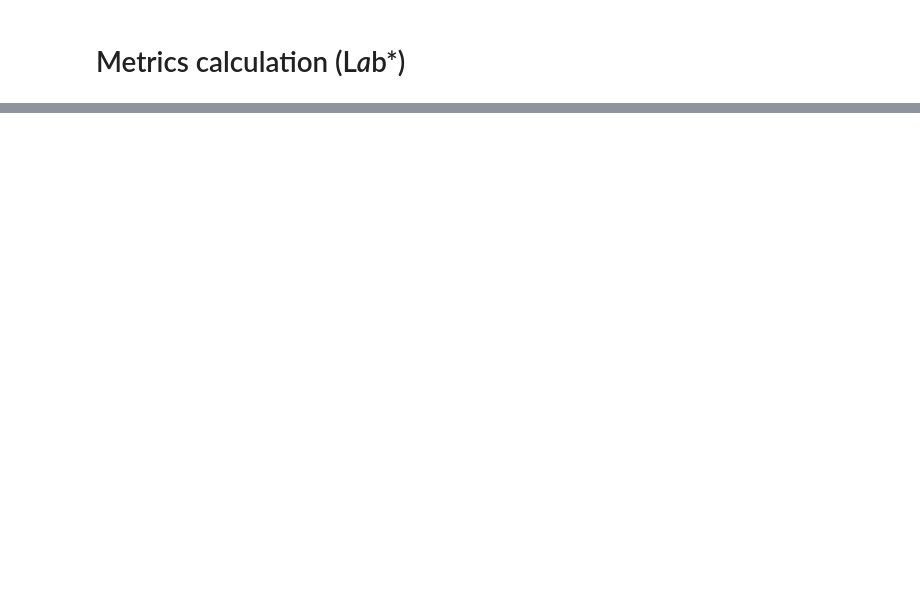
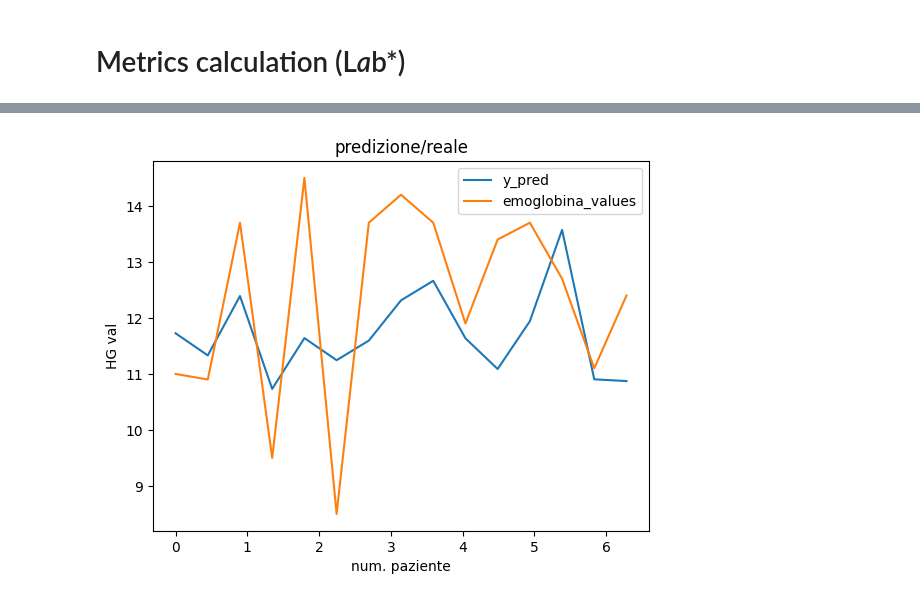
Before and after one commit to bralani/anemia-detection, a Jupyter notebook: density_evaluation.ipynb, the cells around one changed output, grey strips where cells are left out. Drawn from its saved outputs; the diff is of its cells as text; code cells hidden in the pictures; blank space fills up the shorter version.

Commit message:
Update density_evaluation.ipynb
Implementazione del modello di regressione lineare e parti necessari a questa funzione

```diff
--- a/density_evaluation.ipynb
+++ b/density_evaluation.ipynb
@@ -86,7 +99,7 @@ for index, mask in tqdm(enumerate(sclera_vessels), total=len(sclera_vessels)):
     sclera_vessels_bw.append(mask)
 
 # show the sclera masks and sclera vessels
-for i in range(5):
+for i in range(1):
     plt.figure(figsize=(20, 10))
     plt.subplot(1, 2, 1)
     plt.imshow(sclera_masks_bw[i], cmap='gray')
@@ -130,7 +139,7 @@ for l in range (len(sclera_vessels_bw)):                                       #
                 sclera_vessels_masked[l][i, j] = sclera_vessels[l][i, j]       # Rendi il pixel corrispondente della sclera del colore originale
 
 # Visualizza l'immagine risultante
-for i in range(5):
+for i in range(1):
     plt.figure(figsize=(20, 10))
     plt.subplot(1, 2, 1)
     plt.imshow(sclera_masked[i])
@@ -150,6 +155,9 @@ for i in range(5):
 vessels_density = []
 number_sclera_pixel = 0
 number_vessels_pixel = 0
+number_sclera_pixel_coulored = 0
+number_vessels_pixel_coulored = 0
+
 b = 0
 g = 0
 r = 0
@@ -162,11 +170,13 @@ difference_rg_vessels = []
 standard_deviation_sclera = []
 standard_deviation_vessels = []
 
-for l in range (5): #(len(sclera_masked)):                               # Per ogni immagine della sclera
+for l in range(len(sclera_masked)):                               # Per ogni immagine della sclera
     number_sclera_pixel = 0
     number_vessels_pixel = 0
     value_r_minous_g_pixel_sclera = 0
     value_r_minous_g_pixel_vessels = 0
+    difference_rg_sclera.clear ()
+    difference_rg_vessels.clear ()
 
     for i in range(sclera_masked[l].shape[0]):                     # Itera sulle righe
         for j in range(sclera_masked[l].shape[1]):                 # Itera sulle colonne
@@ -175,6 +185,7 @@ for l in range (5): #(len(sclera_masked)):                               # Per o
             g = sclera_masked[l].item(i, j, 1)
             r = sclera_masked[l].item(i, j, 2)
             if not (b == 0 and g == 0 and r == 0):
+                number_sclera_pixel_coulored +=1
                 value_r_minous_g_pixel_sclera += r-g
                 difference_rg_sclera.append(r-g)
 
@@ -186,10 +197,11 @@ for l in range (5): #(len(sclera_masked)):                               # Per o
             g = sclera_vessels_masked[l].item(i, j, 1)
             r = sclera_vessels_masked[l].item(i, j, 2)
             if not (b == 0 and g == 0 and r == 0):
+                number_vessels_pixel_coulored +=1
                 value_r_minous_g_pixel_vessels += r-g
                 difference_rg_vessels.append(r-g)
 
-    vessels_density.append(number_vessels_pixel/number_sclera_pixel)
+    vessels_density.append(number_vessels_pixel_coulored/number_sclera_pixel_coulored)
     print("il valore di densità dei pixel dei vasi rispetto ai pixel della sclera per la", l+1, "° immagine è: ", vessels_density[l])
     value_r_minous_g_img_sclera.append(value_r_minous_g_pixel_sclera/number_sclera_pixel)
     print("il valore medio dei pixel della sclera, calcolati come R - G, per la", l+1, "° immagine è: ",value_r_minous_g_img_sclera[l])
@@ -375,0 +728,62 @@ print("roc_auc: ", scores.mean())
+# %%
+
+# Dati di addestramento
+X_train = pazienti                              # Esempio di variabili indipendenti (features)
+y_train = np.array(emoglobina_values[:80])       #
+
+# Creazione e addestramento del modello di regressione lineare
+model = LinearRegression()
+model.fit(X_train, y_train)
+
+# Dati di test
+X_test = pazienti_test
+
+# Previsione dei valori
+y_pred = model.predict(X_test)
+
+# Stampa dei risultati
+print("Dati di train:")
+print(X_train)
+print("Emoblobina di test:")
+print(y_train)
+
+print("\n\n\n")
+
+print("Dati di test:")
+print(X_test)
+print("Previsioni:")
+print(y_pred)
+print("Risultati reali:")
+print(emoglobina_values[80:95])
+
+
+#Grafico & Coeff di correlazione
+x = np.linspace(0, 2*np.pi, 15)
+y1 = y_pred
+y2 = emoglobina_values[80:95]
+correlazione = np.corrcoef(y1, y2)[0, 1]
+
+# Creazione del grafico
+plt.plot(x, y1, label='y_pred')
+plt.plot(x, y2, label='emoglobina_values')
+
+# Aggiunta di titoli e legenda
+plt.title('predizione/reale')
+plt.xlabel('num. paziente')
+plt.ylabel('HG val')
+plt.legend()
+
+# Visualizzazione del grafico
+plt.show()
+
+# Calcolo del coefficiente di correlazione di Pearson
+corr_pearson = np.corrcoef(y1, y2)[0, 1]
+# Calcolo del coefficiente di correlazione di Spearman
+corr_spearman, _ = spearmanr(y1, y2)
+# Calcolo del coefficiente di correlazione di Kendall
+corr_kendall, _ = kendalltau(y1, y2)
+
+print("Coefficiente di correlazione di Pearson:", corr_pearson)
+print("Coefficiente di correlazione di Spearman:", corr_spearman)
+print("Coefficiente di correlazione di Kendall:", corr_kendall)
+# %% [output]
@@ -375,0 +807 @@ print("roc_auc: ", scores.mean())
+[figure, added]
```
Also changed, not shown: parts of 43 cells of this notebook.
